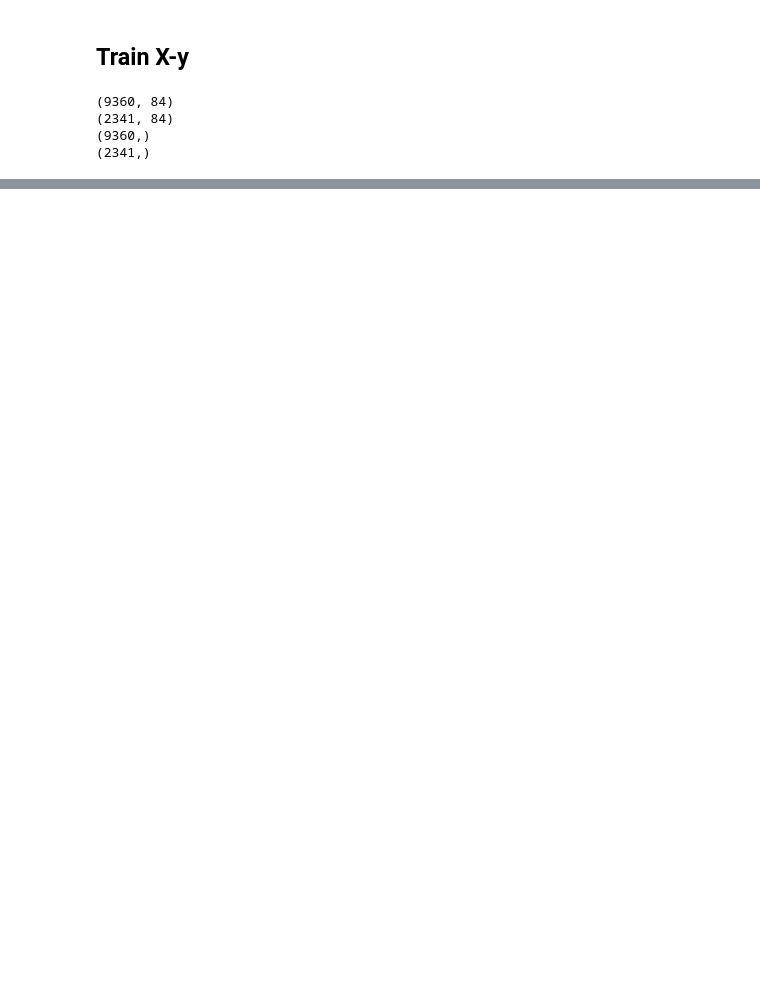
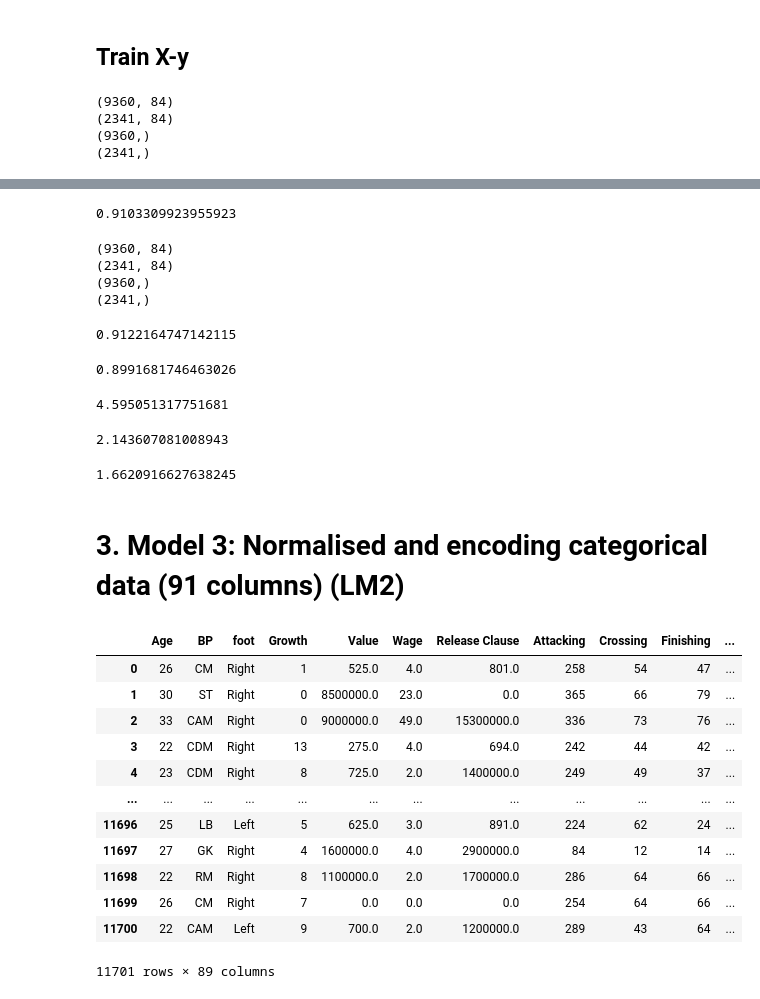
Before and after one commit to fedeg55/fifa_challenge, a Jupyter notebook: fifa_project.ipynb, the cells around one changed output, grey strips where cells are left out. Cells and saved outputs as stored; diff of their text form; code cells hidden in the pictures; blank space fills up the shorter version.

```diff
--- a/fifa_project.ipynb
+++ b/fifa_project.ipynb
@@ -430,0 +552,64 @@ print(mae)
+# %%
+lm1.fit(X1,y1) #Crear modelo
+print(lm1.score(X1,y1)) #Conseguir R2
+# %% [output]
+0.9103309923955923
+# %%
+X1_train, X1_test, y1_train, y1_test = train_test_split(X1, y1, test_size=0.2) #Acuerdate de definir X e y
+print(X1_train.shape)
+print(X1_test.shape)
+print(y1_train.shape)
+print(y1_test.shape)
+# %% [output]
+(9360, 84)
+(2341, 84)
+(9360,)
+(2341,)
+# %%
+lm1 = linear_model.LinearRegression()
+lm1.fit(X1_train,y1_train)
+from sklearn.metrics import r2_score
+predictions = lm1.predict(X1_train)
+r2_score(y1_train, predictions)
+# %% [output]
+0.9122164747142115
+# %%
+predictions_test1 = lm1.predict(X1_test)
+r2_score(y1_test, predictions_test1)
+# %% [output]
+0.8991681746463026
+# %%
+from sklearn.metrics import mean_squared_error
+mse1=mean_squared_error(y1_test,predictions_test1)
+mse1
+# %% [output]
+4.595051317751681
+# %%
+rmse1 = np.sqrt(mean_squared_error(y1_test,predictions_test1))
+rmse1
+# %% [output]
+2.143607081008943
+# %%
+from sklearn.metrics import mean_absolute_error
+mae1 = mean_absolute_error(y1_test, predictions_test1)
+print(mae1)
+# %% [output]
+1.6620916627638245
+# %% [markdown]
+# 3. Model 3: Normalised and encoding categorical data (91 columns) (LM2)
+# %%
+df
+# %% [output]
+|  | Age | BP | foot | Growth | Value | Wage | Release Clause | Attacking | Crossing | Finishing | ... |
+| 0 | 26 | CM | Right | 1 | 525.0 | 4.0 | 801.0 | 258 | 54 | 47 | ... |
+| 1 | 30 | ST | Right | 0 | 8500000.0 | 23.0 | 0.0 | 365 | 66 | 79 | ... |
+| 2 | 33 | CAM | Right | 0 | 9000000.0 | 49.0 | 15300000.0 | 336 | 73 | 76 | ... |
+| 3 | 22 | CDM | Right | 13 | 275.0 | 4.0 | 694.0 | 242 | 44 | 42 | ... |
+| 4 | 23 | CDM | Right | 8 | 725.0 | 2.0 | 1400000.0 | 249 | 49 | 37 | ... |
+| ... | ... | ... | ... | ... | ... | ... | ... | ... | ... | ... | ... |
+| 11696 | 25 | LB | Left | 5 | 625.0 | 3.0 | 891.0 | 224 | 62 | 24 | ... |
+| 11697 | 27 | GK | Right | 4 | 1600000.0 | 4.0 | 2900000.0 | 84 | 12 | 14 | ... |
+| 11698 | 22 | RM | Right | 8 | 1100000.0 | 2.0 | 1700000.0 | 286 | 64 | 66 | ... |
+| 11699 | 26 | CM | Right | 7 | 0.0 | 0.0 | 0.0 | 254 | 64 | 66 | ... |
+| 11700 | 22 | CAM | Left | 9 | 700.0 | 2.0 | 1200000.0 | 289 | 43 | 64 | ... |
+11701 rows × 89 columns
```
Also changed, not shown: parts of 82 cells of this notebook, 1 other file.
